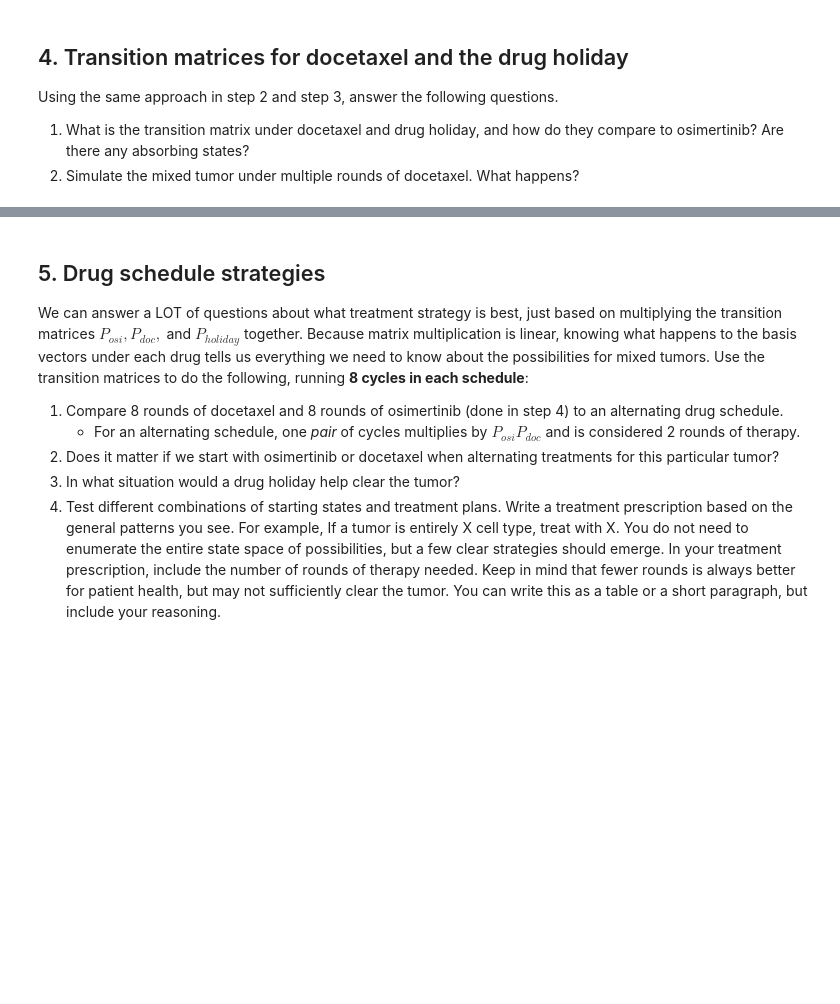
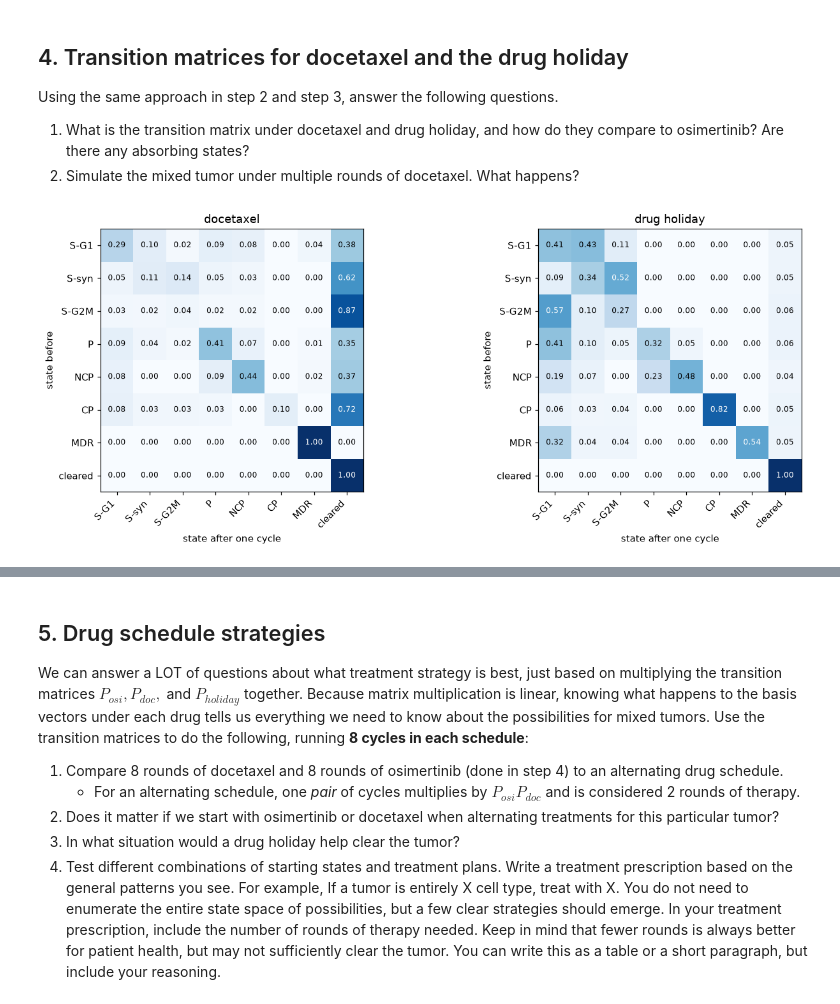
Before and after one commit to merasiaa/UU_F26_templates, a Jupyter notebook: Week10/thursday_lab/Lab09_markov_chain.ipynb, the cells around one changed output, grey strips where cells are left out. Cells and saved outputs as stored; diff of their text form; code cells hidden in the pictures; blank space fills up the shorter version.

```diff
--- a/Week10/thursday_lab/Lab09_markov_chain.ipynb
+++ b/Week10/thursday_lab/Lab09_markov_chain.ipynb
@@ -240,12 +332,36 @@ Using the same approach in step 2 and step 3, answer the following questions.
 # %%
 ##Add code here
 # keep these as 8x8 numpy arrays (with the cleared row): the random walks index rows by position
+
+def build_P(exp):
+    d  = cells[cells["experiment"] == exp]
+    at_A = d[d.timepoint == "A"][["lineage_tag", "state"]]
+    at_B = d[d.timepoint == "B"][["lineage_tag", "state"]]
+    pairs = pd.merge(at_A, at_B, on="lineage_tag", how="left", suffixes=("_A", "_B"))
+    pairs["state_B"] = pairs["state_B"].fillna("cleared")
+    counts = (pd.crosstab(pairs.state_A, pairs.state_B)
+                .reindex(index=STATES, columns=OUTCOMES, fill_value=0))
+    P = counts.div(counts.sum(axis=1), axis=0)
+    P.loc["cleared"] = [1 if c == "cleared" else 0 for c in OUTCOMES]
+    return P
+
+P_doc_df     = build_P("docetaxel")
+P_holiday_df = build_P("untreated")
+
+
 P_osi = P_hat.to_numpy()
 
-P_doc = ...       # TODO
+P_doc = P_doc_df.to_numpy()       # TODO
 
-P_holiday = ...   # TODO
+P_holiday = P_holiday_df.to_numpy()   # TODO
 # %%
 #Plot the transition matrices for docetaxel and the drug holiday.
+
+fig, axes = plt.subplots(1, 2, figsize=(13, 5))
+show_matrix(P_doc_df, "docetaxel", ax=axes[0])
+show_matrix(P_holiday_df, "drug holiday", ax=axes[1])
+plt.tight_layout(); plt.show()
+# %% [output]
+[figure, added]
 # %%
 # Simulate the evolution of pi_mix under docetaxel
```
Also changed, not shown: parts of 35 cells of this notebook, 1 other file.
